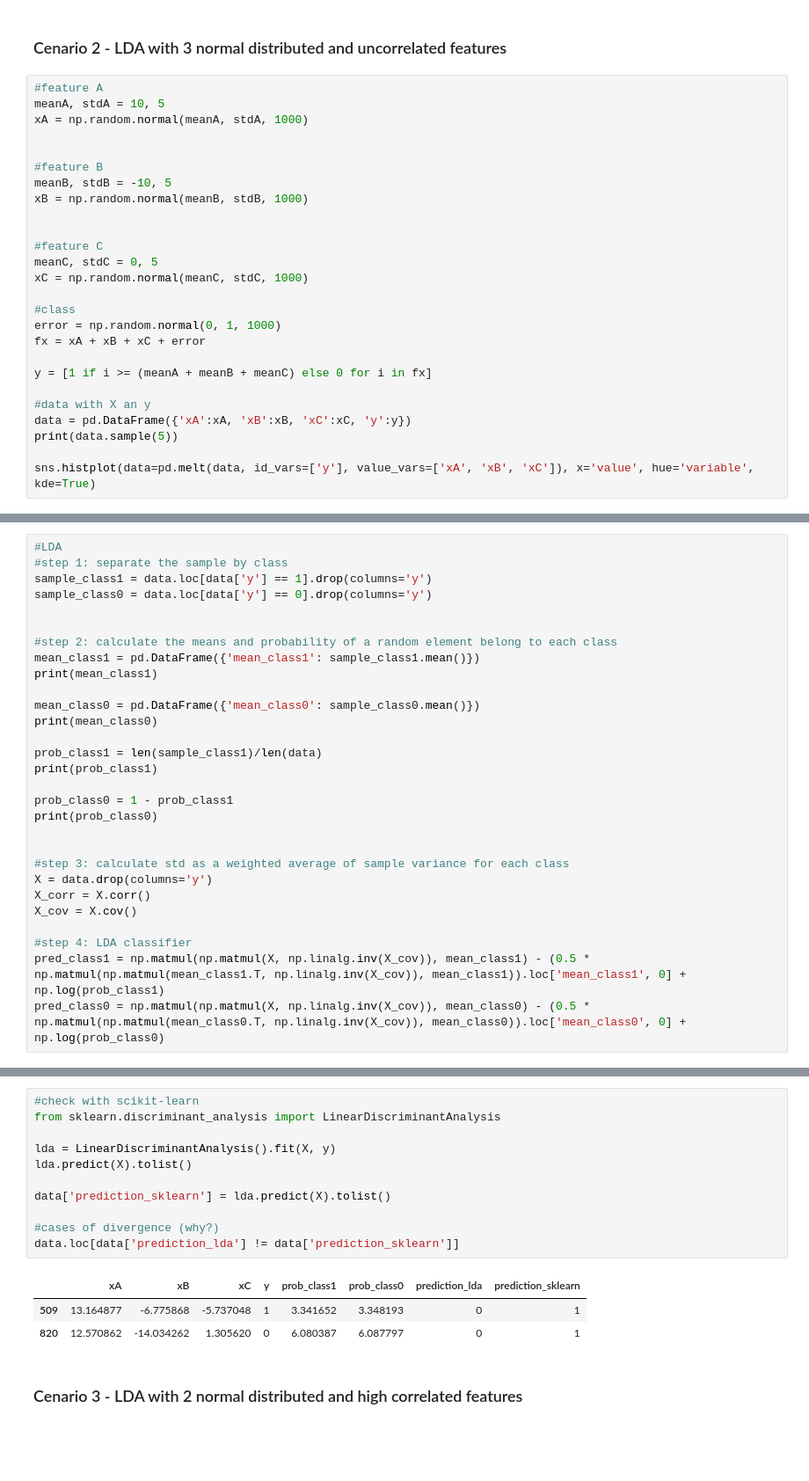
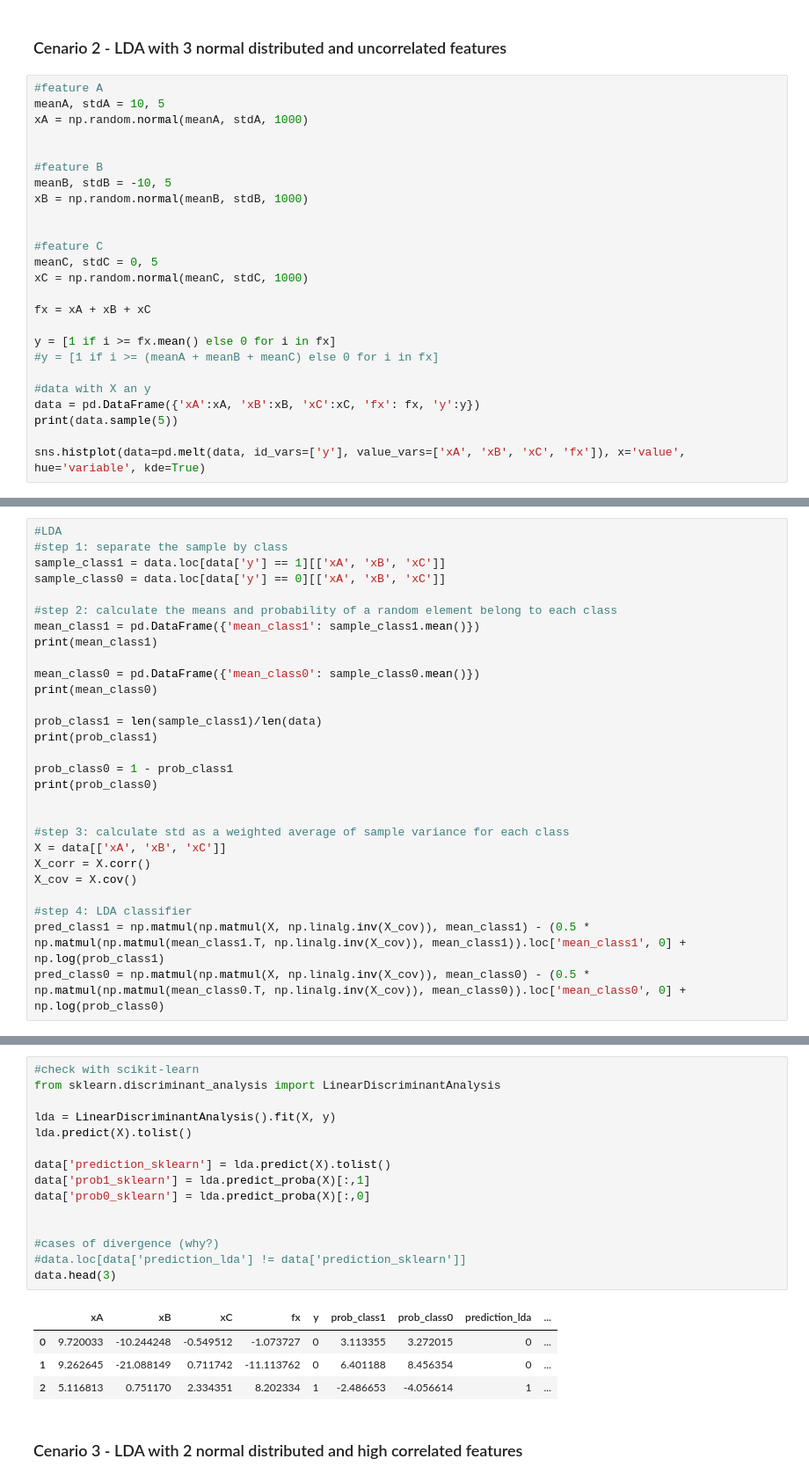
Before and after one commit to rknagao/studies, a Jupyter notebook: introduction-statistical-learning/classification_models/linear_discriminant_analysis.ipynb, the cells around one changed output, grey strips where cells are left out. Shown: that part at 88% size. Saved outputs shown, nothing was run; the diff lists cells and outputs as text; blank space fills up the shorter version.

```diff
--- a/introduction-statistical-learning/classification_models/linear_discriminant_analysis.ipynb
+++ b/introduction-statistical-learning/classification_models/linear_discriminant_analysis.ipynb
@@ -118,15 +118,14 @@ xB = np.random.normal(meanB, stdB, 1000)
 meanC, stdC = 0, 5
 xC = np.random.normal(meanC, stdC, 1000)
 
-#class
-error = np.random.normal(0, 1, 1000)
-fx = xA + xB + xC + error
+fx = xA + xB + xC
 
-y = [1 if i >= (meanA + meanB + meanC) else 0 for i in fx]
+y = [1 if i >= fx.mean() else 0 for i in fx]
+#y = [1 if i >= (meanA + meanB + meanC) else 0 for i in fx]
 
 #data with X an y
-data = pd.DataFrame({'xA':xA, 'xB':xB, 'xC':xC, 'y':y})
+data = pd.DataFrame({'xA':xA, 'xB':xB, 'xC':xC, 'fx': fx, 'y':y})
 print(data.sample(5))
 
-sns.histplot(data=pd.melt(data, id_vars=['y'], value_vars=['xA', 'xB', 'xC']), x='value', hue='variable', kde=True)
+sns.histplot(data=pd.melt(data, id_vars=['y'], value_vars=['xA', 'xB', 'xC', 'fx']), x='value', hue='variable', kde=True)
 # %% [output]
@@ -141,9 +140,8 @@ sns.histplot(data=pd.melt(data, id_vars=['y'], value_vars=['xA', 'xB', 'xC']), x
 # %%
 #LDA
 #step 1: separate the sample by class
-sample_class1 = data.loc[data['y'] == 1].drop(columns='y')
-sample_class0 = data.loc[data['y'] == 0].drop(columns='y')
-
+sample_class1 = data.loc[data['y'] == 1][['xA', 'xB', 'xC']]
+sample_class0 = data.loc[data['y'] == 0][['xA', 'xB', 'xC']]
 
 #step 2: calculate the means and probability of a random element belong to each class
 mean_class1 = pd.DataFrame({'mean_class1': sample_class1.mean()})
@@ -160,7 +158,7 @@ print(prob_class0)
 
 
 #step 3: calculate std as a weighted average of sample variance for each class
-X = data.drop(columns='y')
+X = data[['xA', 'xB', 'xC']]
 X_corr = X.corr()
 X_cov = X.cov()
 
@@ -232,17 +226,22 @@ fig.show()
 # %%
 #check with scikit-learn
 from sklearn.discriminant_analysis import LinearDiscriminantAnalysis
 
 lda = LinearDiscriminantAnalysis().fit(X, y)
 lda.predict(X).tolist()
 
 data['prediction_sklearn'] = lda.predict(X).tolist()
+data['prob1_sklearn'] = lda.predict_proba(X)[:,1]
+data['prob0_sklearn'] = lda.predict_proba(X)[:,0]
+
 
 #cases of divergence (why?)
-data.loc[data['prediction_lda'] != data['prediction_sklearn']]
+#data.loc[data['prediction_lda'] != data['prediction_sklearn']]
+data.head(3)
 # %% [output]
-|  | xA | xB | xC | y | prob_class1 | prob_class0 | prediction_lda | prediction_sklearn |
-| 509 | 13.164877 | -6.775868 | -5.737048 | 1 | 3.341652 | 3.348193 | 0 | 1 |
-| 820 | 12.570862 | -14.034262 | 1.305620 | 0 | 6.080387 | 6.087797 | 0 | 1 |
+|  | xA | xB | xC | fx | y | prob_class1 | prob_class0 | prediction_lda | ... |
+| 0 | 9.720033 | -10.244248 | -0.549512 | -1.073727 | 0 | 3.113355 | 3.272015 | 0 | ... |
+| 1 | 9.262645 | -21.088149 | 0.711742 | -11.113762 | 0 | 6.401188 | 8.456354 | 0 | ... |
+| 2 | 5.116813 | 0.751170 | 2.334351 | 8.202334 | 1 | -2.486653 | -4.056614 | 1 | ... |
 # %% [markdown]
 ### Cenario 3 - LDA with 2 normal distributed and high correlated features
```
Also changed, not shown: parts of 13 cells of this notebook.
